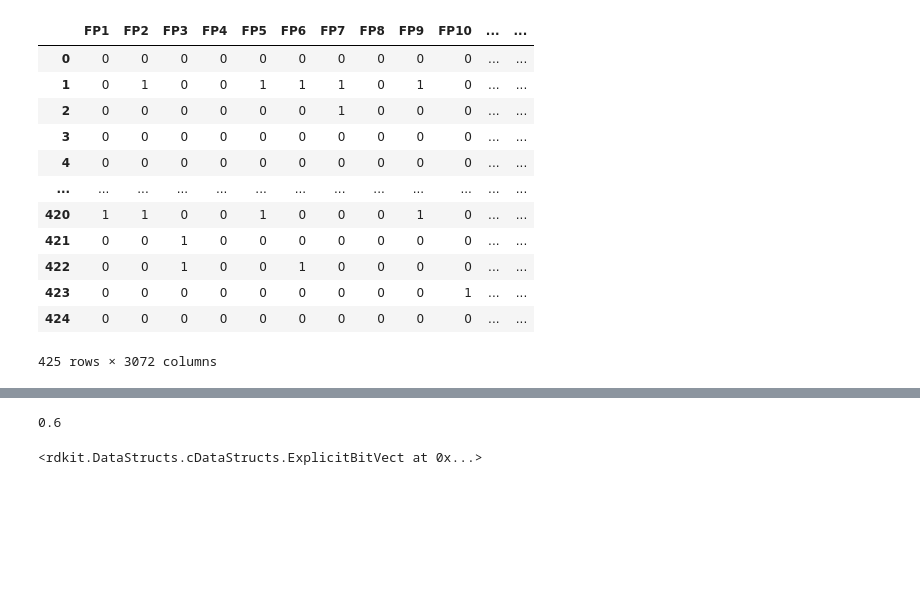
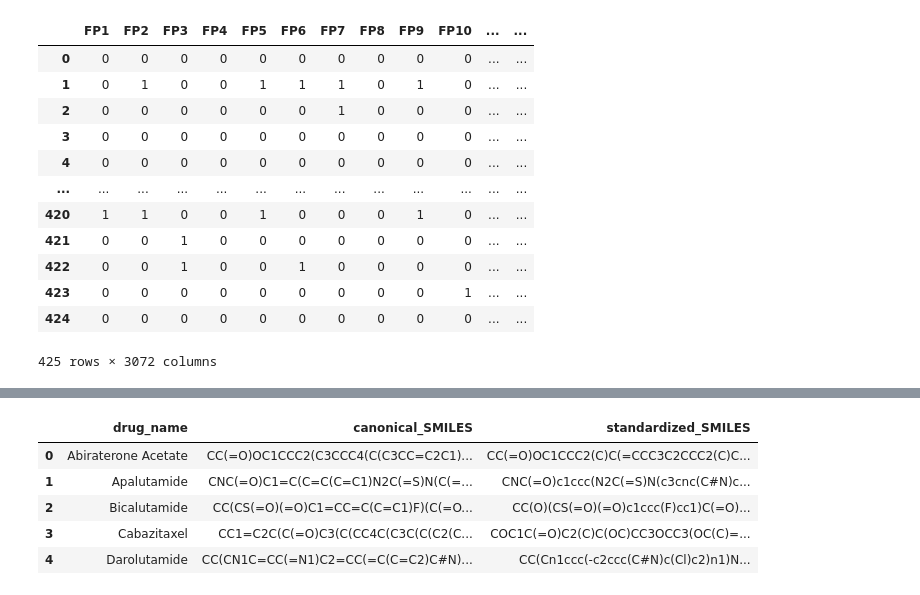
Before and after one commit to debnathk/dleps, a Jupyter notebook: code/DLEPS/reference_drug/tanimoto_similarity.ipynb, the cells around one changed output, grey strips where cells are left out. Cells and saved outputs as stored; diff of their text form; code cells hidden in the pictures; blank space fills up the shorter version.

```diff
--- a/code/DLEPS/reference_drug/tanimoto_similarity.ipynb
+++ b/code/DLEPS/reference_drug/tanimoto_similarity.ipynb
@@ -74,14 +124,22 @@ did not match C++ signature:
+# %%
+from rdkit_transformation import standardize
+
+standardized_SMILES = [standardize(smiles) for smiles in df_ref['canonical_SMILES']]
+df_ref['standardized_SMILES'] = standardized_SMILES
+df_ref.head()
+# %% [output]
+|  | drug_name | canonical_SMILES | standardized_SMILES |
+| 0 | Abiraterone Acetate | CC(=O)OC1CCC2(C3CCC4(C(C3CC=C2C1)... | CC(=O)OC1CCC2(C)C(=CCC3C2CCC2(C)C... |
+| 1 | Apalutamide | CNC(=O)C1=C(C=C(C=C1)N2C(=S)N(C(=... | CNC(=O)c1ccc(N2C(=S)N(c3cnc(C#N)c... |
+| 2 | Bicalutamide | CC(CS(=O)(=O)C1=CC=C(C=C1)F)(C(=O... | CC(O)(CS(=O)(=O)c1ccc(F)cc1)C(=O)... |
+| 3 | Cabazitaxel | CC1=C2C(C(=O)C3(C(CC4C(C3C(C(C2(C... | COC1C(=O)C2(C)C(OC)CC3OCC3(OC(C)=... |
+| 4 | Darolutamide | CC(CN1C=CC(=N1)C2=CC(=C(C=C2)C#N)... | CC(Cn1ccc(-c2ccc(C#N)c(Cl)c2)n1)N... |
 # %%
 from rdkit import DataStructs, Chem
 from rdkit.Chem import rdFingerprintGenerator
-ms = [Chem.MolFromSmiles('CCOC'), Chem.MolFromSmiles('CCO'),
-Chem.MolFromSmiles('COC')]
-fpgen = rdFingerprintGenerator.GetRDKitFPGenerator()
-fps = [fpgen.GetFingerprint(x) for x in ms]
-DataStructs.TanimotoSimilarity(fps[0],fps[1])
+
+def tanimoto(s1, s2):
+    ms = [Chem.MolFromSmiles(s1), Chem.MolFromSmiles(s2)]
+    fpgen = rdFingerprintGenerator.GetRDKitFPGenerator()
+    fps = [fpgen.GetFingerprint(x) for x in ms]
+    return DataStructs.TanimotoSimilarity(fps[0],fps[1])
-# %% [output]
-0.6
-# %%
-fps[0]
-# %% [output]
-<rdkit.DataStructs.cDataStructs.ExplicitBitVect at 0x...>
```
Also changed, not shown: parts of 17 cells of this notebook, 1 other file.
